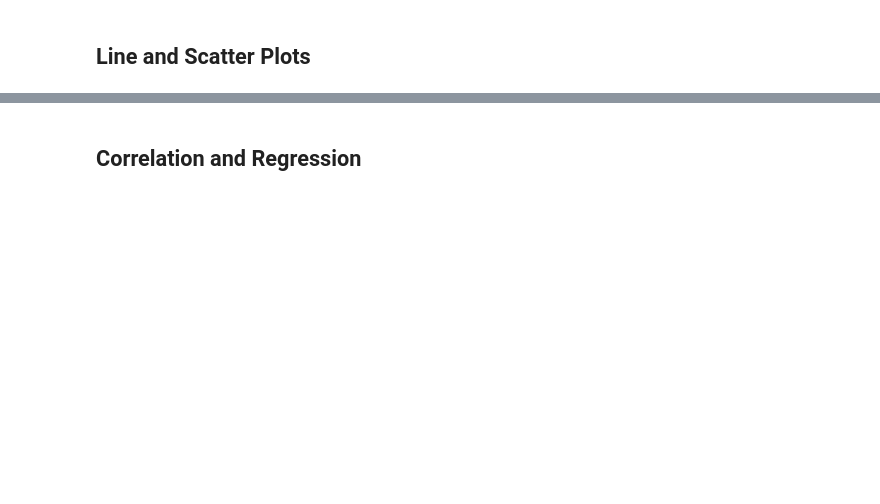
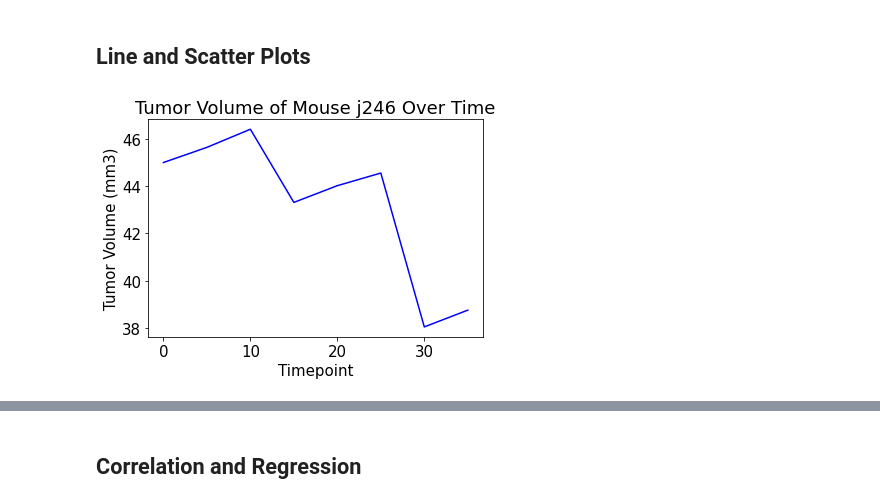
Before and after one commit to bgalde-dev/matplotlib-challenge, a Jupyter notebook: Pymaceuticals/pymaceuticals.ipynb, the cells around one changed output, grey strips where cells are left out. Drawn from its saved outputs; the diff is of its cells as text; code cells hidden in the pictures; blank space fills up the shorter version.

```diff
--- a/Pymaceuticals/pymaceuticals.ipynb
+++ b/Pymaceuticals/pymaceuticals.ipynb
@@ -234,0 +305,17 @@ plt.show()
+# %%
+# Generate a line plot of tumor volume vs. time point for a random mouse treated with Capomulin
+# Using a seed of 42 for reporducability ... DON'T PANIC
+drug_regimen = "Capomulin"
+mouse_id = get_drug_data(drug_regimen).sample(random_state=42)["Mouse ID"].iloc[0]
+line_plot = clean_mice_data.loc[(clean_mice_data["Mouse ID"] == mouse_id)]
+line_plot = line_plot.set_index("Timepoint")
+line_plot
+
+#Final plot
+line_plot["Tumor Volume (mm3)"].plot(color = "blue")
+plt.title(f"Tumor Volume of Mouse {mouse_id} Over Time")
+plt.xlabel("Timepoint")
+plt.ylabel("Tumor Volume (mm3)")
+plt.show()
+# %% [output]
+[figure, added]
```
Also changed, not shown: parts of 19 cells of this notebook, 1 other file.
